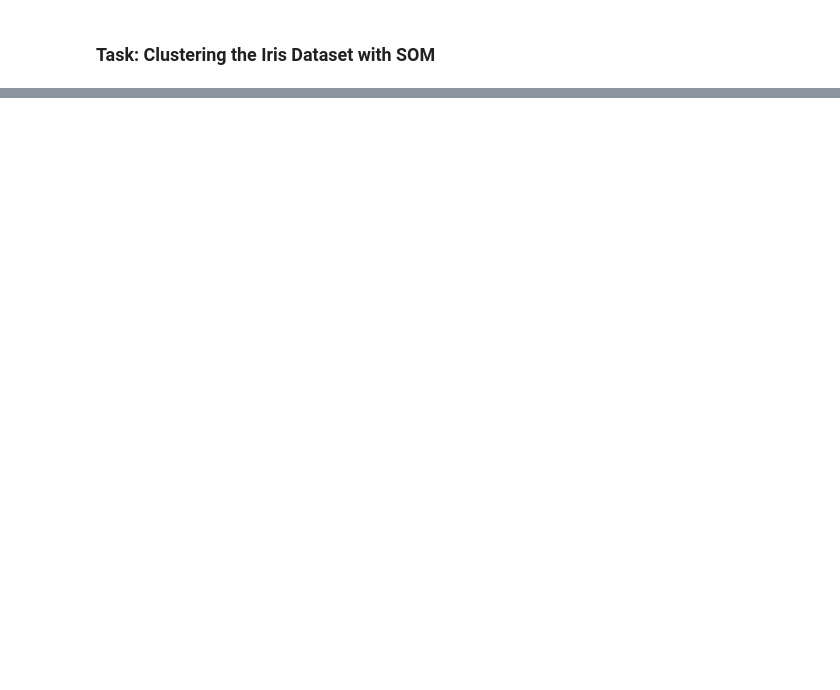
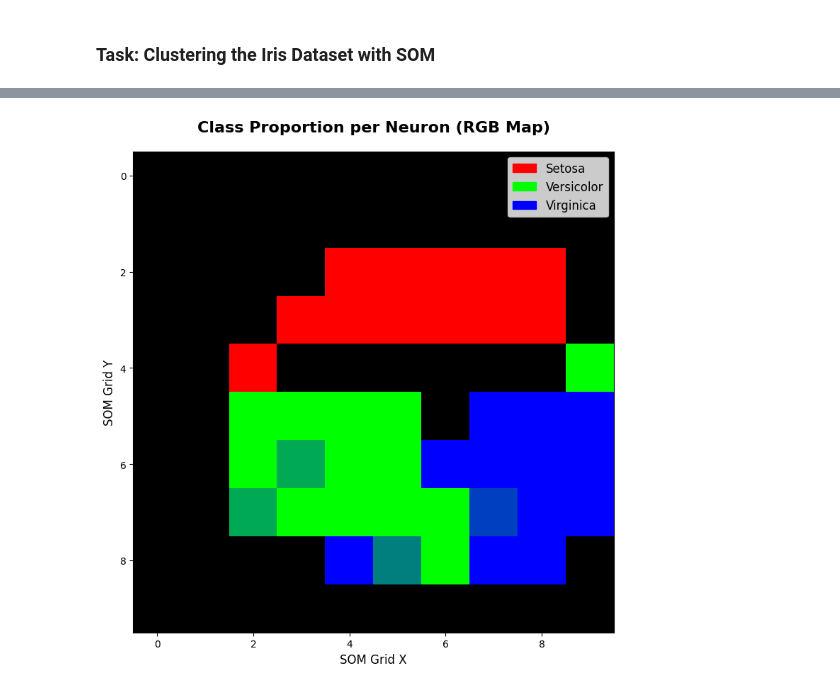
Before and after one commit to KATTA-00/CO542-Neural-Networks-Labs, a Jupyter notebook: lab04/E19129_lab04.ipynb, the cells around one changed output, grey strips where cells are left out. Drawn from its saved outputs; the diff is of its cells as text; code cells hidden in the pictures; blank space fills up the shorter version.

```diff
--- a/lab04/E19129_lab04.ipynb
+++ b/lab04/E19129_lab04.ipynb
@@ -46,0 +137,47 @@ som.train_random(data=X_scaled, num_iteration=100)
+# %%
+import numpy as np
+import matplotlib.pyplot as plt
+from matplotlib import gridspec, patches
+
+# Create a mapping of class index to color (R, G, B)
+class_colors = {
+    0: np.array([1, 0, 0]),  # Setosa -> Red
+    1: np.array([0, 1, 0]),  # Versicolor -> Green
+    2: np.array([0, 0, 1])   # Virginica -> Blue
+}
+
+# Initialize map for RGB values and counts
+rgb_map = np.zeros((som_size, som_size, 3))
+counts = np.zeros((som_size, som_size))
+
+# Assign class colors based on BMU for each sample
+for idx, x in enumerate(X_scaled):
+    winner = som.winner(x)
+    rgb_map[winner] += class_colors[y[idx]]
+    counts[winner] += 1
+
+# Normalize RGB values
+for i in range(som_size):
+    for j in range(som_size):
+        if counts[i, j] > 0:
+            rgb_map[i, j] /= counts[i, j]
+
+# Plot RGB map
+plt.figure(figsize=(10, 8))
+plt.imshow(rgb_map, origin='upper')
+
+# Add legend
+legend_elements = [
+    patches.Patch(color=[1, 0, 0], label='Setosa'),
+    patches.Patch(color=[0, 1, 0], label='Versicolor'),
+    patches.Patch(color=[0, 0, 1], label='Virginica')
+]
+plt.legend(handles=legend_elements, loc='upper right', fontsize=12)
+
+plt.title('Class Proportion per Neuron (RGB Map)', fontsize=16, fontweight='bold', pad=20)
+plt.xlabel('SOM Grid X', fontsize=12)
+plt.ylabel('SOM Grid Y', fontsize=12)
+plt.tight_layout()
+plt.show()
+# %% [output]
+[figure, added]
```
Also changed, not shown: parts of 25 cells of this notebook.
